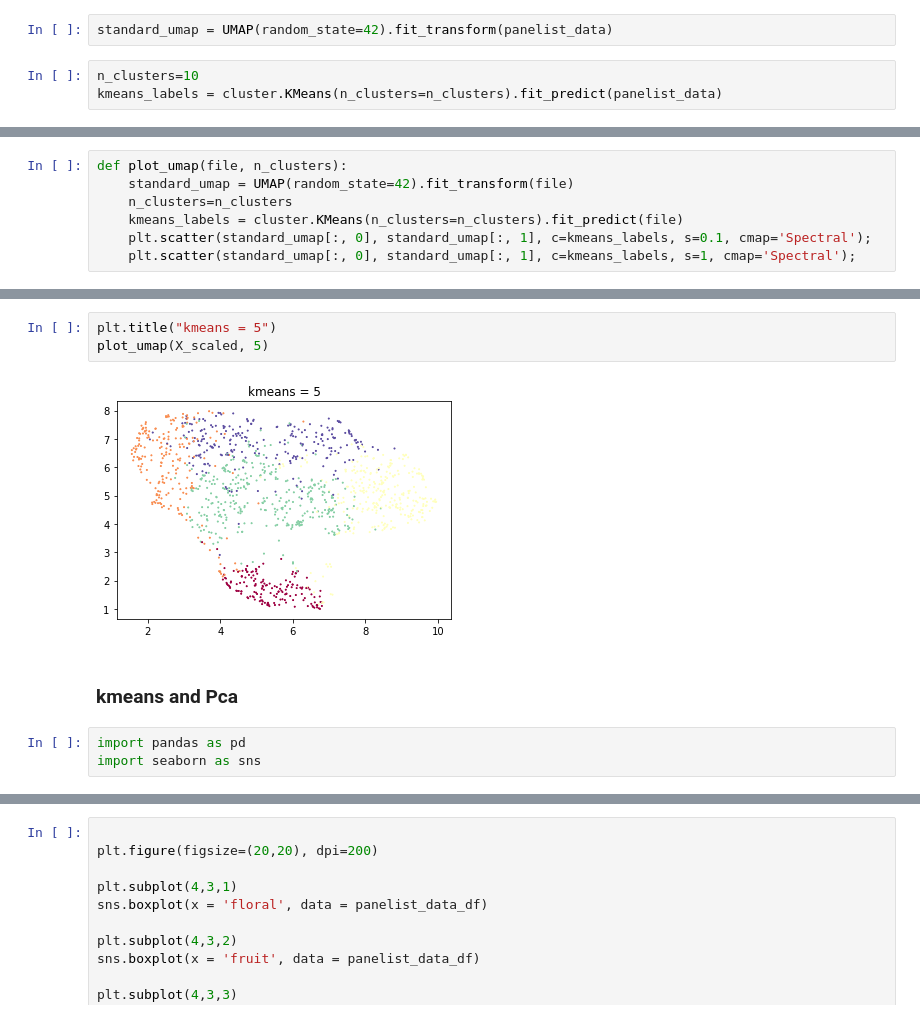
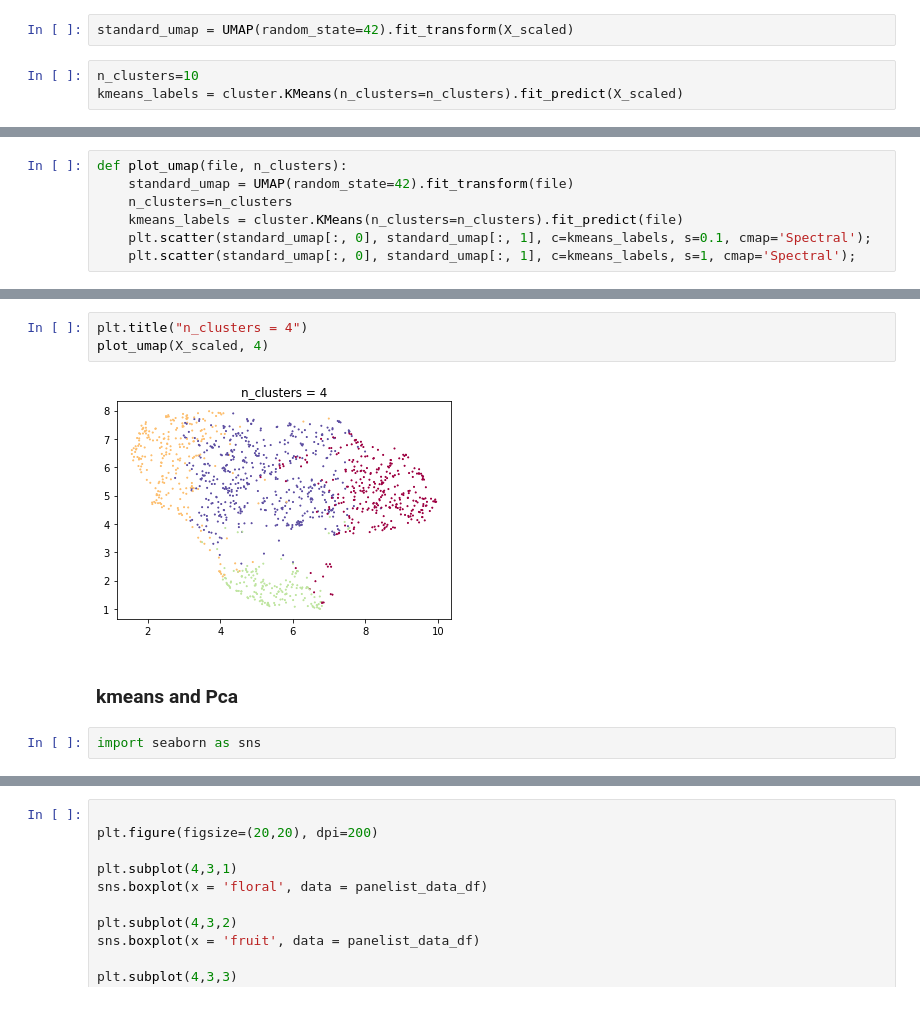
Before and after one commit to rengesf/flavorpred, a Jupyter notebook: clustering.ipynb, the cells around one changed output, grey strips where cells are left out. Saved outputs shown, nothing was run; the diff lists cells and outputs as text.

```diff
--- a/clustering.ipynb
+++ b/clustering.ipynb
@@ -33,8 +78,8 @@ import umap
 from umap import UMAP
 import sklearn.cluster as cluster
 # %%
-standard_umap = UMAP(random_state=42).fit_transform(panelist_data)
+standard_umap = UMAP(random_state=42).fit_transform(X_scaled)
 # %%
 n_clusters=10
-kmeans_labels = cluster.KMeans(n_clusters=n_clusters).fit_predict(panelist_data)
+kmeans_labels = cluster.KMeans(n_clusters=n_clusters).fit_predict(X_scaled)
 # %%
@@ -63,10 +108,9 @@ plot_umap(panelist_data, 5)
 # %%
-plt.title("kmeans = 5")
-plot_umap(X_scaled, 5)
+plt.title("n_clusters = 4")
+plot_umap(X_scaled, 4)
 # %% [output]
-[figure, old version]
+[figure, new version]
 # %% [markdown]
 ### kmeans and Pca
 # %%
-import pandas as pd
 import seaborn as sns
```
Also changed, not shown: parts of 32 cells of this notebook.
